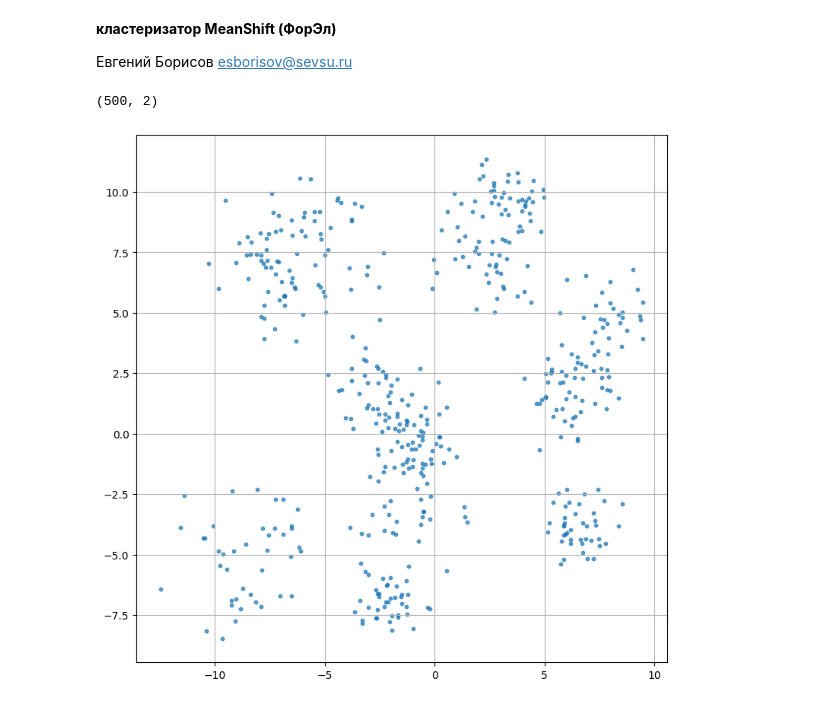
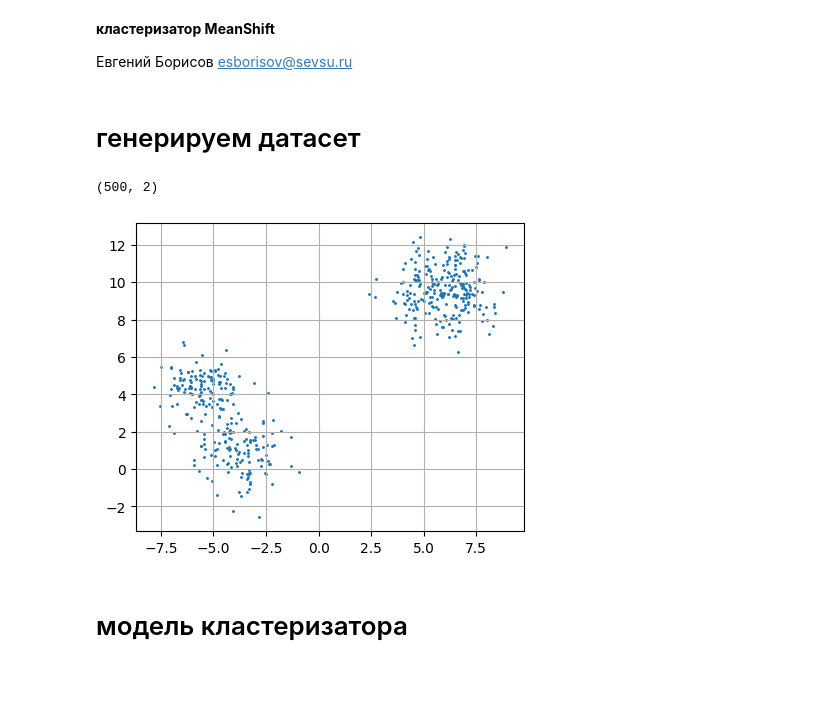
Before and after one commit to mechanoid5/ml_lectorium_2024_I, a Jupyter notebook: examples/07-cluster/04-mean-shift.ipynb, the cells around one changed output. Cells and saved outputs as stored; diff of their text form; code cells hidden in the pictures; blank space fills up the shorter version.

```diff
--- a/examples/07-cluster/04-mean-shift.ipynb
+++ b/examples/07-cluster/04-mean-shift.ipynb
@@ -1,7 +1,9 @@
 # %% [markdown]
-**кластеризатор MeanShift (ФорЭл)**
+**кластеризатор MeanShift**
 
 Евгений Борисов <esborisov@sevsu.ru>
+# %% [markdown]
+# генерируем датасет
 # %%
 import numpy as np
 from numpy import random as rng
@@ -17,18 +11,22 @@ from sklearn.datasets import make_blobs
 # %%
 n_samples = 500
-n_clst = 12 # количество кластеров
+n_clst = 4 # количество кластеров
 
 X,_ = make_blobs(
         n_samples=n_samples,
         centers=n_clst,
         cluster_std=rng.uniform(size=n_clst)+.7
     )
-X.shape
+display( X.shape )
 # %% [output]
 (500, 2)
 # %%
-plt.figure(figsize=(9,9))
-plt.scatter( x=X[:,0], y=X[:,1], s=10, alpha=0.7 )
+import matplotlib.pyplot as plt
+
+fig = plt.figure(figsize=(5,4))
+plt.scatter(X[:,0],X[:,1],s=1.2)
 plt.grid()
 # %% [output]
-[figure, old version]
+[figure, new version]
+# %% [markdown]
+# модель кластеризатора
```
Also changed, not shown: parts of 16 cells of this notebook, 11 other files.
